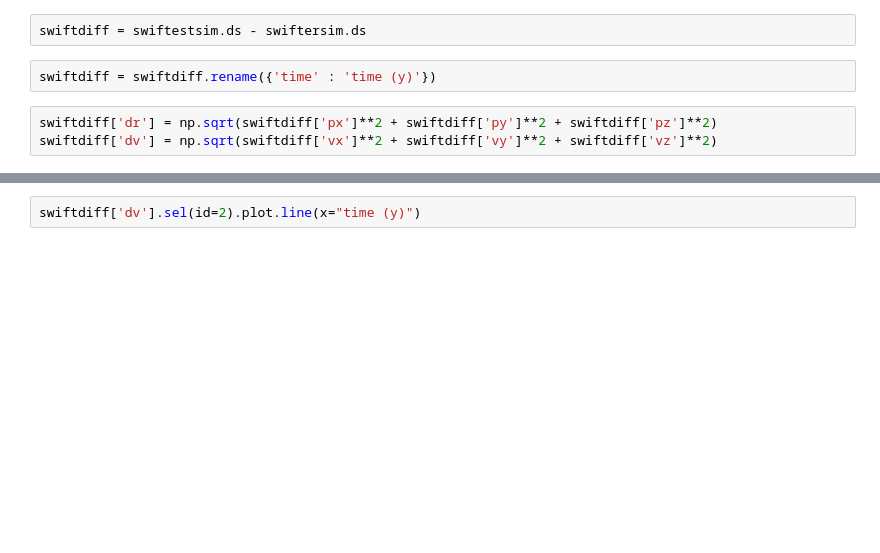
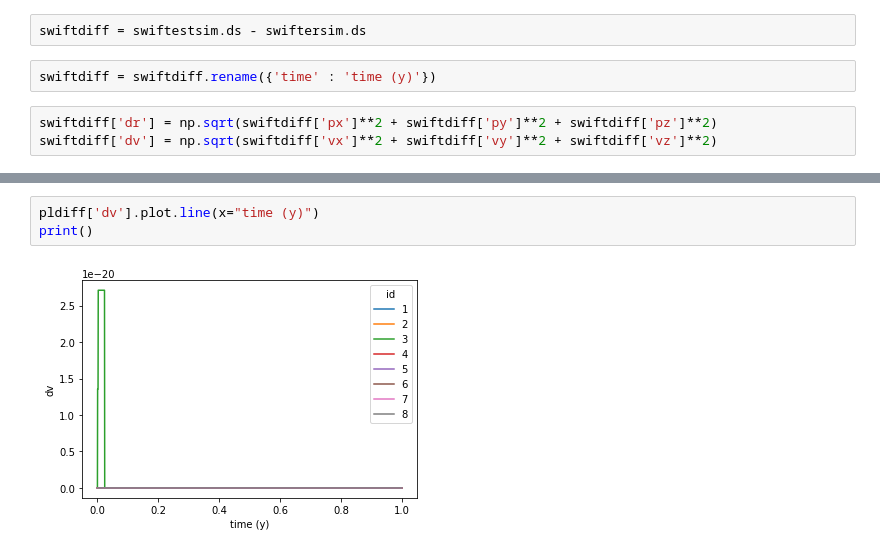
Before and after one commit to MintonGroup/swiftest, a Jupyter notebook: examples/helio_swifter_comparison/swiftest_vs_swifter.ipynb, the cells around one changed output, grey strips where cells are left out. Saved outputs shown, nothing was run; the diff lists cells and outputs as text; blank space fills up the shorter version.

```diff
--- a/examples/helio_swifter_comparison/swiftest_vs_swifter.ipynb
+++ b/examples/helio_swifter_comparison/swiftest_vs_swifter.ipynb
@@ -23,3 +43,6 @@ swiftdiff['dr'].plot.line(x="time (y)")
 # %%
-swiftdiff['dv'].sel(id=2).plot.line(x="time (y)")
+pldiff['dv'].plot.line(x="time (y)")
+print()
+# %% [output]
+[figure, added]
 # %%
```
Also changed, not shown: parts of 9 cells of this notebook, 11 other files.
